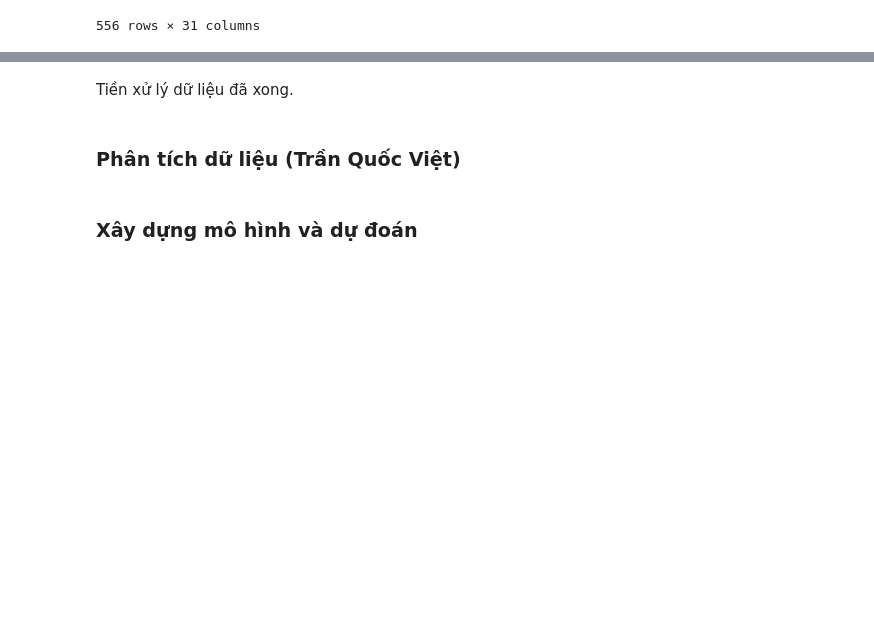
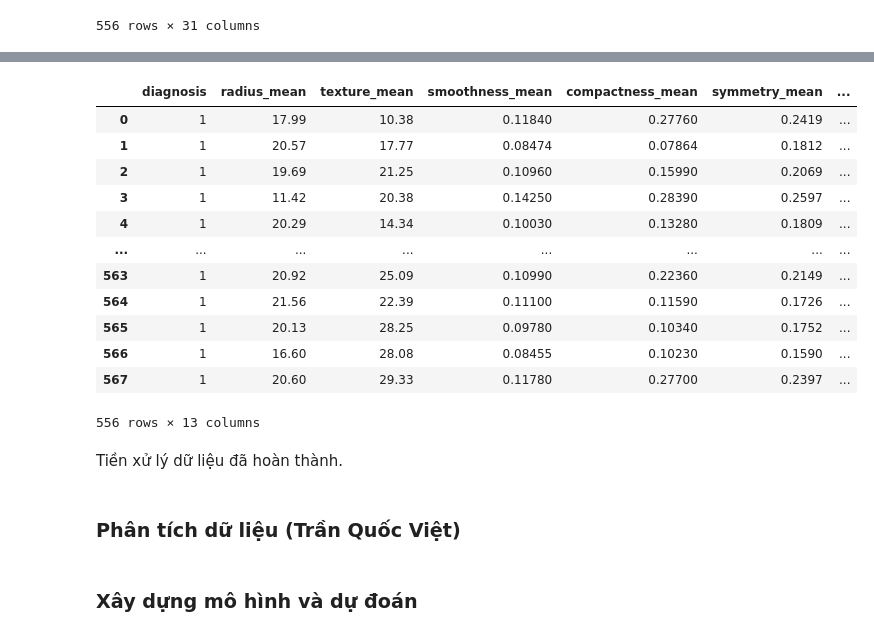
Before and after one commit to 19127592/Classification-breast-cancer, a Jupyter notebook: processing-data.ipynb, the cells around one changed output, grey strips where cells are left out. Drawn from its saved outputs; the diff is of its cells as text; code cells hidden in the pictures; blank space fills up the shorter version.

```diff
--- a/processing-data.ipynb
+++ b/processing-data.ipynb
@@ -195,5 +217,42 @@ brcc_df
+# %%
+removed_cols = ['radius_worst',
+        'texture_worst',
+        'perimeter_worst',
+        'area_worst',
+        'smoothness_worst',
+        'compactness_worst',
+        'concavity_worst',
+        'concave points_worst',
+        'symmetry_worst',
+        'fractal_dimension_worst',
+        'perimeter_mean',
+        'perimeter_se',
+        'area_mean',
+        'area_se',
+        'concavity_mean',
+        'concavity_se',
+        'concave points_mean',
+        'concave points_se'
+        ]
+brcc_df = brcc_df.drop(removed_cols, axis=1)
+# %%
+brcc_df
+# %% [output]
+|  | diagnosis | radius_mean | texture_mean | smoothness_mean | compactness_mean | symmetry_mean | ... |
+| 0 | 1 | 17.99 | 10.38 | 0.11840 | 0.27760 | 0.2419 | ... |
+| 1 | 1 | 20.57 | 17.77 | 0.08474 | 0.07864 | 0.1812 | ... |
+| 2 | 1 | 19.69 | 21.25 | 0.10960 | 0.15990 | 0.2069 | ... |
+| 3 | 1 | 11.42 | 20.38 | 0.14250 | 0.28390 | 0.2597 | ... |
+| 4 | 1 | 20.29 | 14.34 | 0.10030 | 0.13280 | 0.1809 | ... |
+| ... | ... | ... | ... | ... | ... | ... | ... |
+| 563 | 1 | 20.92 | 25.09 | 0.10990 | 0.22360 | 0.2149 | ... |
+| 564 | 1 | 21.56 | 22.39 | 0.11100 | 0.11590 | 0.1726 | ... |
+| 565 | 1 | 20.13 | 28.25 | 0.09780 | 0.10340 | 0.1752 | ... |
+| 566 | 1 | 16.60 | 28.08 | 0.08455 | 0.10230 | 0.1590 | ... |
+| 567 | 1 | 20.60 | 29.33 | 0.11780 | 0.27700 | 0.2397 | ... |
+556 rows × 13 columns
 # %% [markdown]
-Tiền xử lý dữ liệu đã xong.
+Tiền xử lý dữ liệu đã hoàn thành.
 # %% [markdown]
 ### Phân tích dữ liệu (Trần Quốc Việt)
 # %% [markdown]
```
Also changed, not shown: parts of 5 cells of this notebook.
